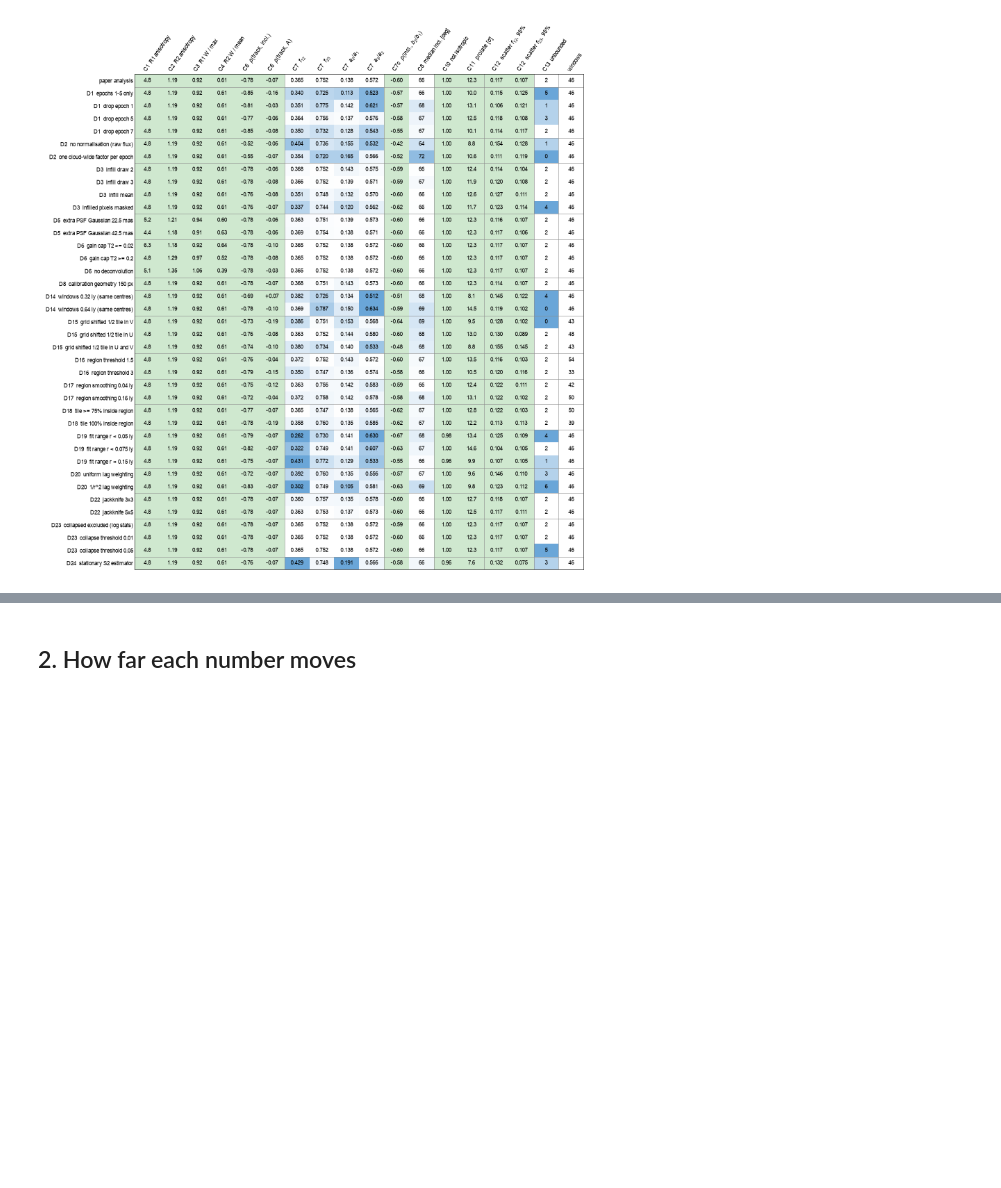
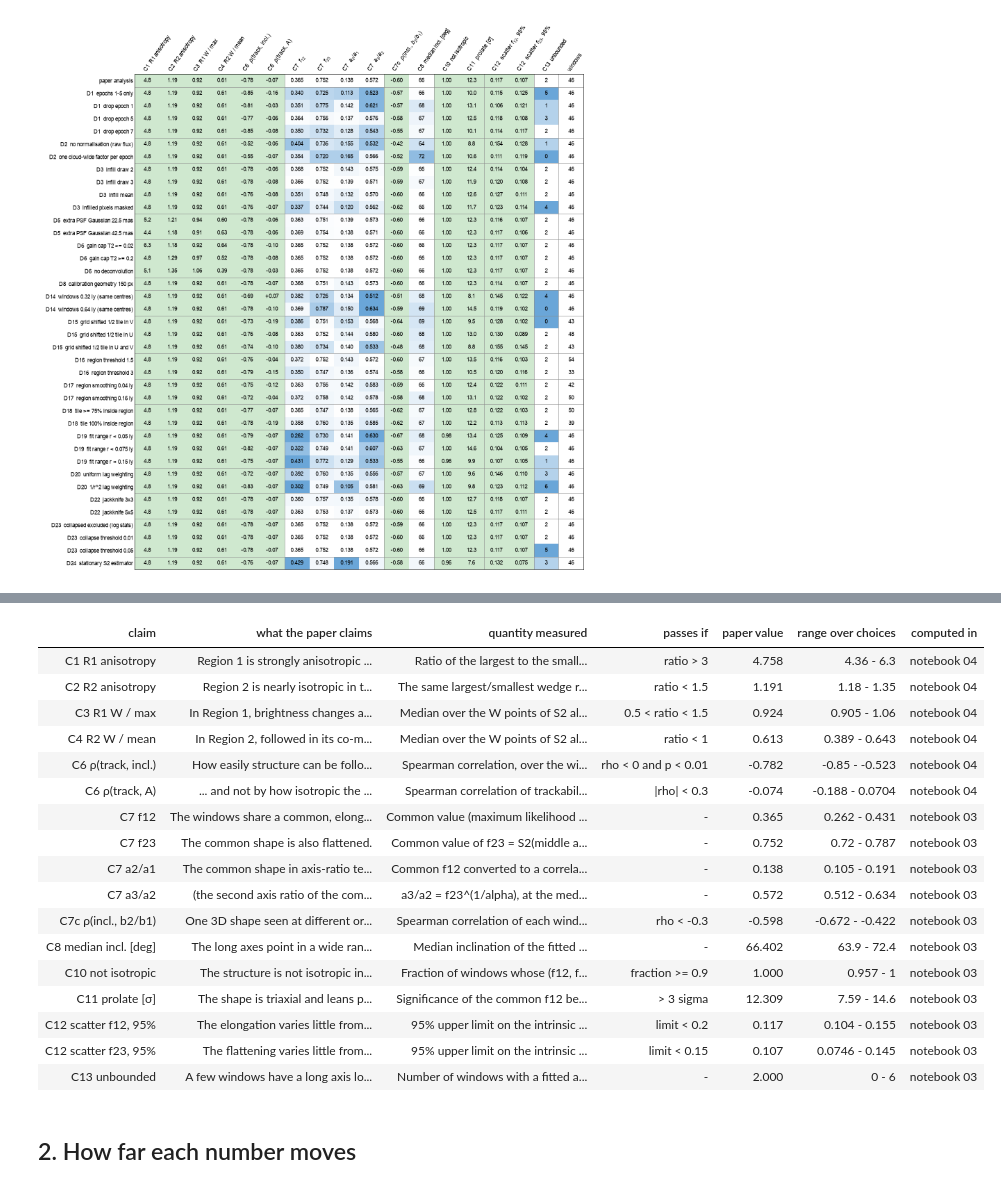
Before and after one commit to jegpeek/mab-structure, a Jupyter notebook: notebooks/06_sensitivity.ipynb, the cells around one changed output, grey strips where cells are left out. Drawn from its saved outputs; the diff is of its cells as text; code cells hidden in the pictures; blank space fills up the shorter version.

Commit message:
Notebook 06: descriptive claims table

```diff
--- a/notebooks/06_sensitivity.ipynb
+++ b/notebooks/06_sensitivity.ipynb
@@ -100,3 +88,26 @@ pd.DataFrame([dict(claim=s, test=d) for _, s, d, _ in SE.RULES]).set_index('clai
+# %%
+SE.claims_table(T).reset_index().style.hide(axis='index').format(precision=3).set_properties(
+    subset=['what the paper claims', 'quantity measured'],
+    **{'white-space': 'normal', 'text-align': 'left', 'min-width': '18em'})
+# %% [output]
+| claim | what the paper claims | quantity measured | passes if | paper value | range over choices | computed in |
+| C1 R1 anisotropy | Region 1 is strongly anisotropic ... | Ratio of the largest to the small... | ratio > 3 | 4.758 | 4.36 - 6.3 | notebook 04 |
+| C2 R2 anisotropy | Region 2 is nearly isotropic in t... | The same largest/smallest wedge r... | ratio < 1.5 | 1.191 | 1.18 - 1.35 | notebook 04 |
+| C3 R1 W / max | In Region 1, brightness changes a... | Median over the W points of S2 al... | 0.5 < ratio < 1.5 | 0.924 | 0.905 - 1.06 | notebook 04 |
+| C4 R2 W / mean | In Region 2, followed in its co-m... | Median over the W points of S2 al... | ratio < 1 | 0.613 | 0.389 - 0.643 | notebook 04 |
+| C6 ρ(track, incl.) | How easily structure can be follo... | Spearman correlation, over the wi... | rho < 0 and p < 0.01 | -0.782 | -0.85 - -0.523 | notebook 04 |
+| C6 ρ(track, A) | ... and not by how isotropic the ... | Spearman correlation of trackabil... | |rho| < 0.3 | -0.074 | -0.188 - 0.0704 | notebook 04 |
+| C7 f12 | The windows share a common, elong... | Common value (maximum likelihood ... | - | 0.365 | 0.262 - 0.431 | notebook 03 |
+| C7 f23 | The common shape is also flattened. | Common value of f23 = S2(middle a... | - | 0.752 | 0.72 - 0.787 | notebook 03 |
+| C7 a2/a1 | The common shape in axis-ratio te... | Common f12 converted to a correla... | - | 0.138 | 0.105 - 0.191 | notebook 03 |
+| C7 a3/a2 | (the second axis ratio of the com... | a3/a2 = f23^(1/alpha), at the med... | - | 0.572 | 0.512 - 0.634 | notebook 03 |
+| C7c ρ(incl., b2/b1) | One 3D shape seen at different or... | Spearman correlation of each wind... | rho < -0.3 | -0.598 | -0.672 - -0.422 | notebook 03 |
+| C8 median incl. [deg] | The long axes point in a wide ran... | Median inclination of the fitted ... | - | 66.402 | 63.9 - 72.4 | notebook 03 |
+| C10 not isotropic | The structure is not isotropic in... | Fraction of windows whose (f12, f... | fraction >= 0.9 | 1.000 | 0.957 - 1 | notebook 03 |
+| C11 prolate [σ] | The shape is triaxial and leans p... | Significance of the common f12 be... | > 3 sigma | 12.309 | 7.59 - 14.6 | notebook 03 |
+| C12 scatter f12, 95% | The elongation varies little from... | 95% upper limit on the intrinsic ... | limit < 0.2 | 0.117 | 0.104 - 0.155 | notebook 03 |
+| C12 scatter f23, 95% | The flattening varies little from... | 95% upper limit on the intrinsic ... | limit < 0.15 | 0.107 | 0.0746 - 0.145 | notebook 03 |
+| C13 unbounded | A few windows have a long axis lo... | Number of windows with a fitted a... | - | 2.000 | 0 - 6 | notebook 03 |
 # %% [markdown]
 ## 2. How far each number moves
 # %%
```
Also changed, not shown: parts of 2 cells of this notebook, 2 other files.
